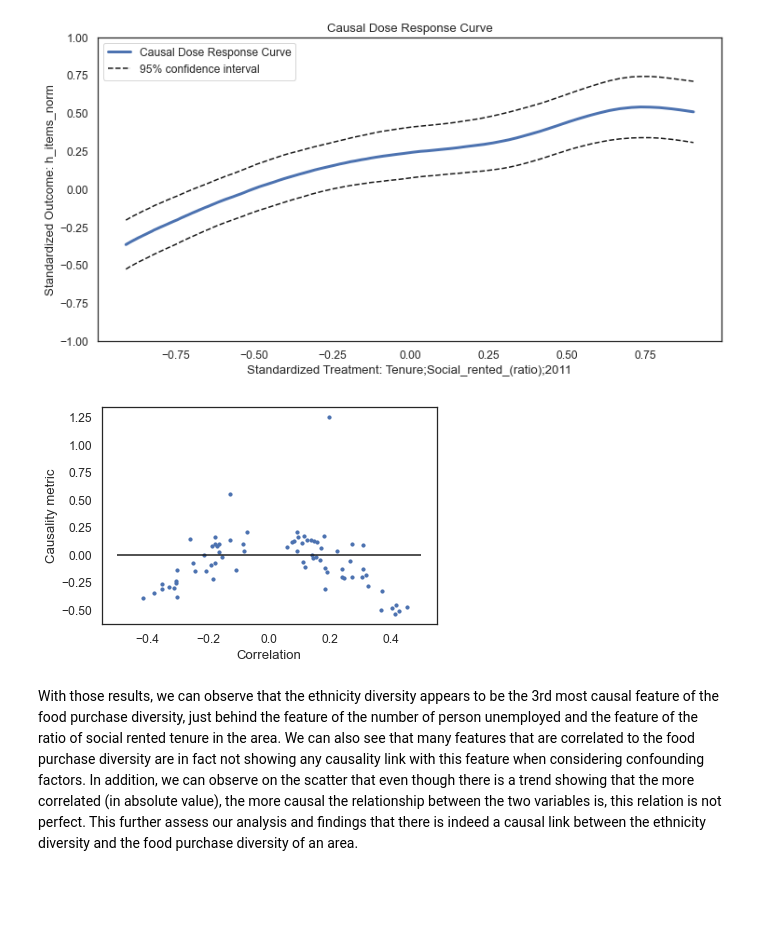
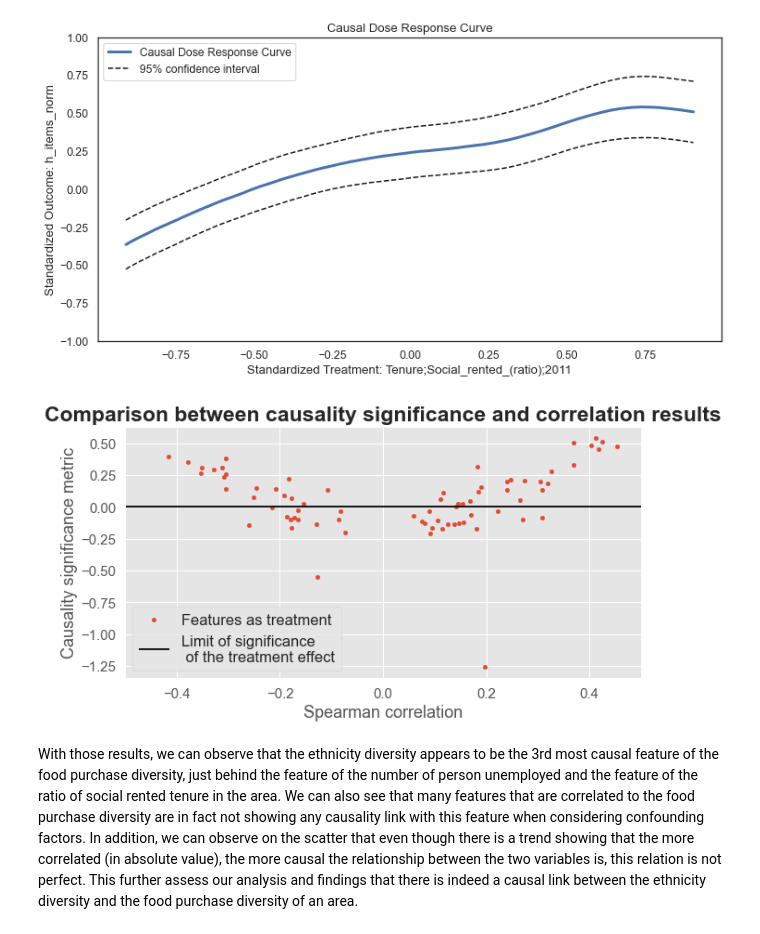
Before and after one commit to epfl-ada/ada-2020-project-milestone-p3-p3_enchiladas, a Jupyter notebook: proj_NB.ipynb, the cells around one changed output. Saved outputs shown, nothing was run; the diff lists cells and outputs as text; code cells hidden in the pictures; blank space fills up the shorter version.

Commit message:
Improved visuals

```diff
--- a/proj_NB.ipynb
+++ b/proj_NB.ipynb
@@ -1246,7 +1246,7 @@ def compute_GPS(df, std_df, treatment_name, outcome_name, plot_std=False, plot_n
         plt.ylabel('Outcome: ' + outcome_name)
         plt.show()
 
-    treatment_effect_metric = (gps_results['Upper_CI'].min() - gps_results['Lower_CI'].max())
+    treatment_effect_metric = (gps_results['Lower_CI'].max() - gps_results['Upper_CI'].min())
 
     return gps_results, treatment_effect_metric
 # %% [markdown]
@@ -1421,14 +1426,22 @@ _, _ = compute_GPS(corr_features_df, std_corr_features_df, 'Tenure;Social_rented
 # %% [output]
 [figure]
 # %%
-plt.scatter(corr_caus_df.correlation, corr_caus_df.caus_metric, s=10)
-plt.hlines(0, -0.5, 0.5, colors='k');
+plt.figure(figsize=(10,5))
+
+plt.scatter(corr_caus_df.correlation, corr_caus_df.caus_metric, s=20, label='Features as treatment')
+plt.hlines(0, -0.7, 0.7, colors='k', linewidth=2, label='Limit of significance \n of the treatment effect');
 #plt.hlines(-0.1, -0.5, 0.5, colors='m', Linestyle='--'); # safety factor ?
-plt.xlabel('Correlation')
-plt.ylabel('Causality metric')
+plt.xlabel('Spearman correlation', fontsize=18)
+plt.ylabel('Causality significance metric', fontsize=18)
+plt.title("Comparison between causality significance and correlation results", fontsize=23, fontweight='bold')
+
+plt.xlim(-0.5, 0.5)
+plt.tick_params(labelsize=15)
+
+plt.legend()
 plt.show()
 # %% [output]
-[figure, old version]
+[figure, new version]
 # %% [markdown]
 With those results, we can observe that the ethnicity diversity appears to be the 3rd most causal feature of the food purchase diversity, just behind the feature of the number of person unemployed and the feature of the ratio of social rented tenure in the area.
 We can also see that many features that are correlated to the food purchase diversity are in fact not showing any causality link with this feature when considering confounding factors.
```
Also changed, not shown: parts of 8 cells of this notebook.
